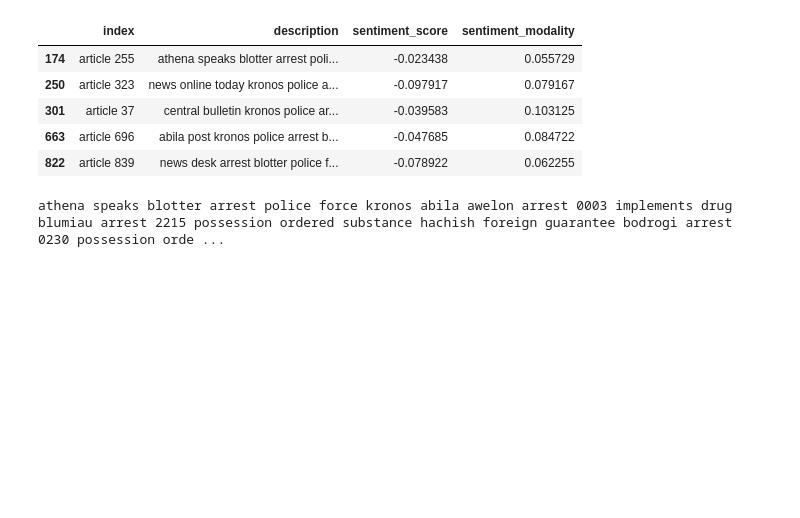
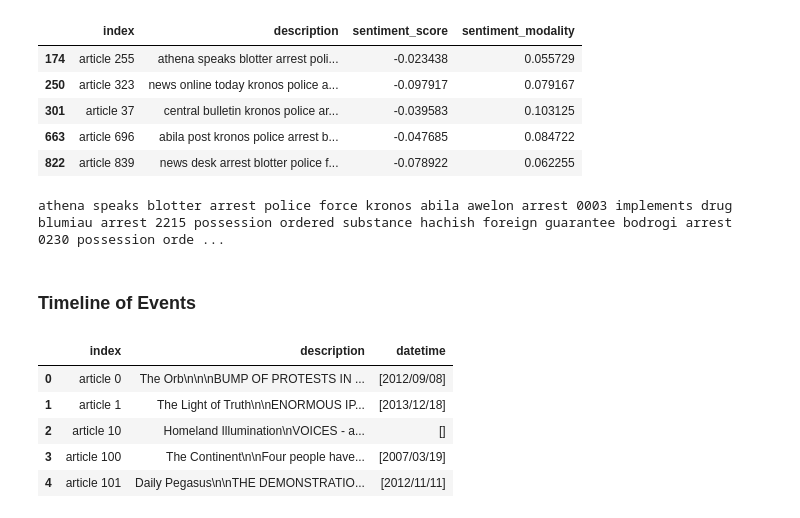
Before and after one commit to hypothetical-lemon/COMP4449-capstone, a Jupyter notebook: final/KronosKidnapping/heather_lemon_final_kidnappingreport.ipynb, the cells around one changed output. Drawn from its saved outputs; the diff is of its cells as text; code cells hidden in the pictures; blank space fills up the shorter version.

```diff
--- a/final/KronosKidnapping/heather_lemon_final_kidnappingreport.ipynb
+++ b/final/KronosKidnapping/heather_lemon_final_kidnappingreport.ipynb
@@ -868,6 +882,17 @@ arrest_df
 print(arrest_df.description.values[0])
 # %% [output]
 athena speaks blotter arrest police force kronos abila awelon arrest 0003 implements drug blumiau arrest 2215 possession ordered substance hachish foreign guarantee bodrogi arrest 0230 possession orde ...
+# %% [markdown]
+### Timeline of Events
+# %%
+articles_df.head()
+# %% [output]
+|  | index | description | datetime |
+| 0 | article 0 | The Orb\n\n\nBUMP OF PROTESTS IN ... | [2012/09/08] |
+| 1 | article 1 | The Light of Truth\n\nENORMOUS IP... | [2013/12/18] |
+| 2 | article 10 | Homeland Illumination\nVOICES - a... | [] |
+| 3 | article 100 | The Continent\n\nFour people have... | [2007/03/19] |
+| 4 | article 101 | Daily Pegasus\n\nTHE DEMONSTRATIO... | [2012/11/11] |
 # %%
 # def search_arrested_articles(employee, arrest_df):
 #     if arrest_df['description'].__contains__(employee):
```
Also changed, not shown: parts of 3 cells of this notebook.
